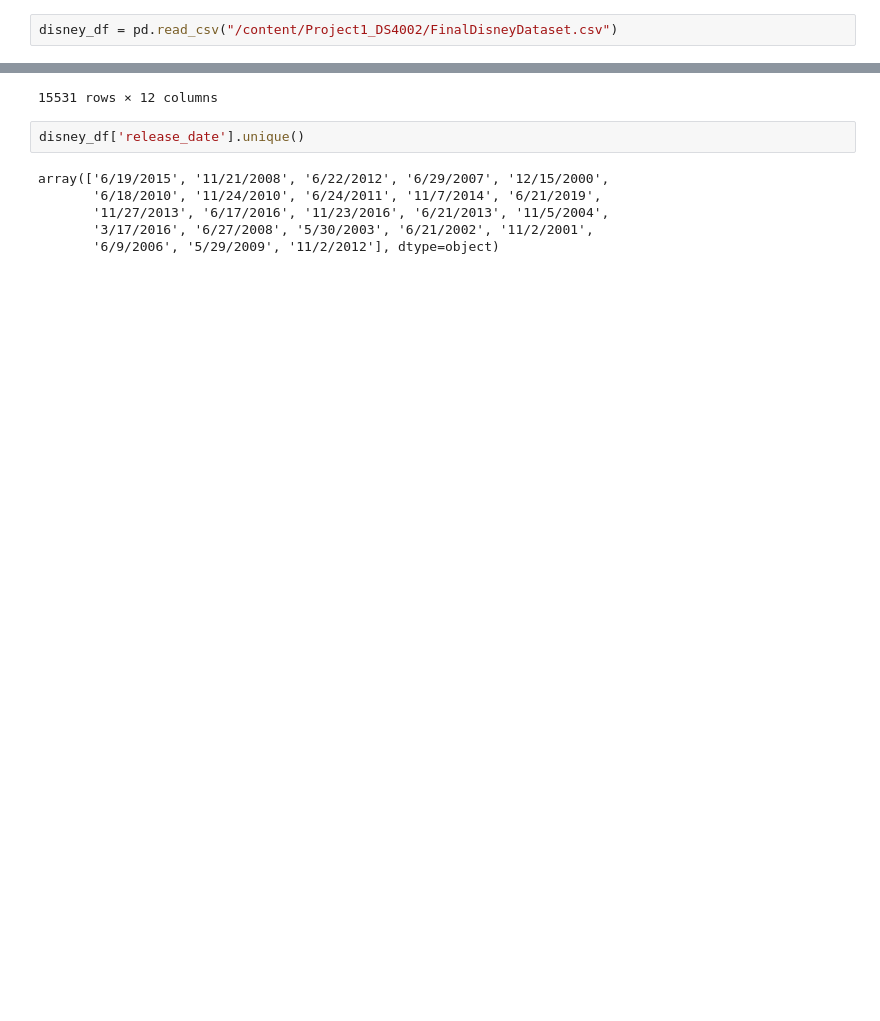
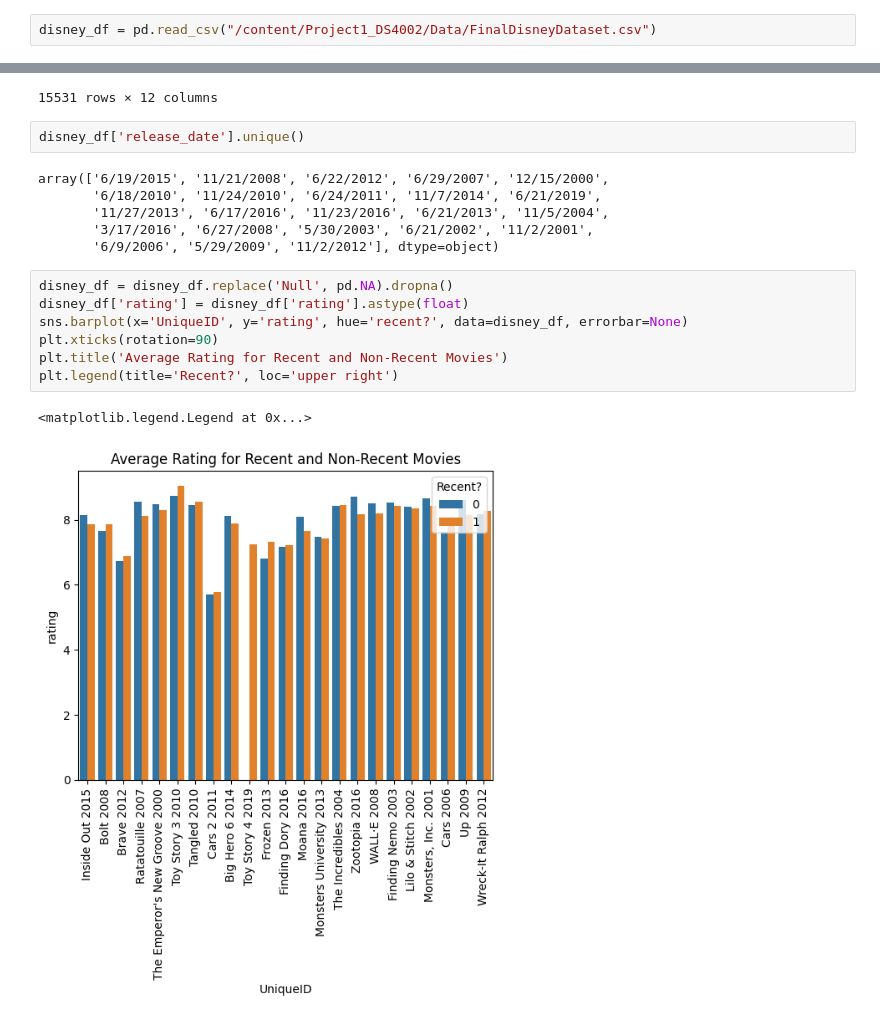
Before and after one commit to jillianhaig/Project1_DS4002, a Jupyter notebook: SCRIPTS/EDA2.ipynb, the cells around one changed output, grey strips where cells are left out. Saved outputs shown, nothing was run; the diff lists cells and outputs as text; blank space fills up the shorter version.

```diff
--- a/SCRIPTS/EDA2.ipynb
+++ b/SCRIPTS/EDA2.ipynb
@@ -8,5 +17,5 @@ fatal: destination path 'Project1_DS4002' already exists and is not an empty dir
 # %%
-disney_df = pd.read_csv("/content/Project1_DS4002/FinalDisneyDataset.csv")
+disney_df = pd.read_csv("/content/Project1_DS4002/Data/FinalDisneyDataset.csv")
 # %%
 disney_df
 # %% [output]
@@ -31,3 +40,13 @@ array(['6/19/2015', '11/21/2008', '6/22/2012', '6/29/2007', '12/15/2000',
        '11/27/2013', '6/17/2016', '11/23/2016', '6/21/2013', '11/5/2004',
        '3/17/2016', '6/27/2008', '5/30/2003', '6/21/2002', '11/2/2001',
        '6/9/2006', '5/29/2009', '11/2/2012'], dtype=object)
+# %%
+disney_df = disney_df.replace('Null', pd.NA).dropna()
+disney_df['rating'] = disney_df['rating'].astype(float)
+sns.barplot(x='UniqueID', y='rating', hue='recent?', data=disney_df, errorbar=None)
+plt.xticks(rotation=90)
+plt.title('Average Rating for Recent and Non-Recent Movies')
+plt.legend(title='Recent?', loc='upper right')
+# %% [output]
+<matplotlib.legend.Legend at 0x...>
+[figure, added]
```
Also changed, not shown: parts of 3 cells of this notebook.
